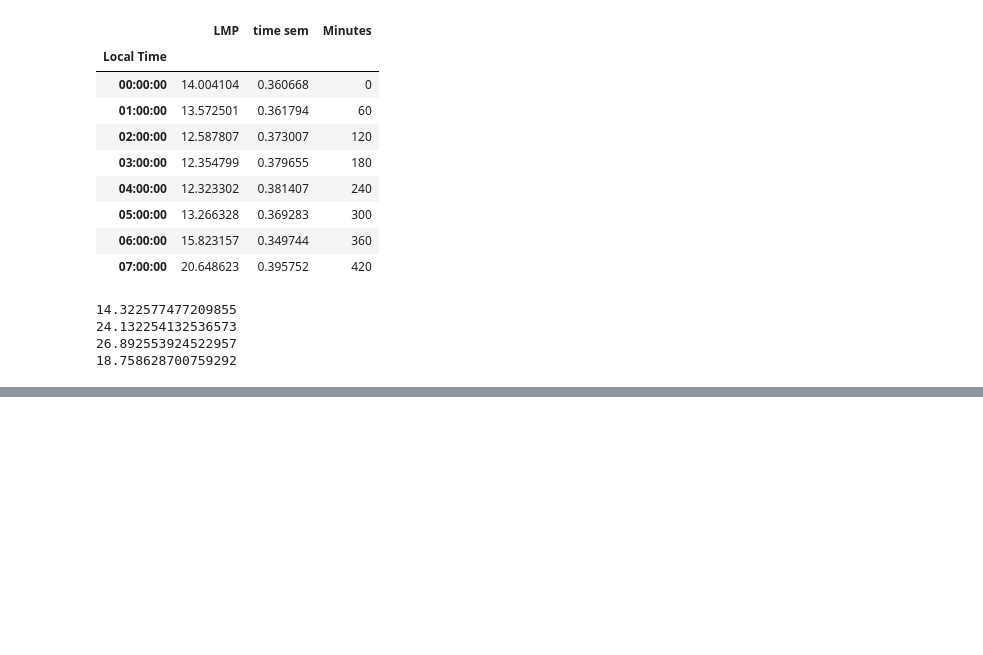
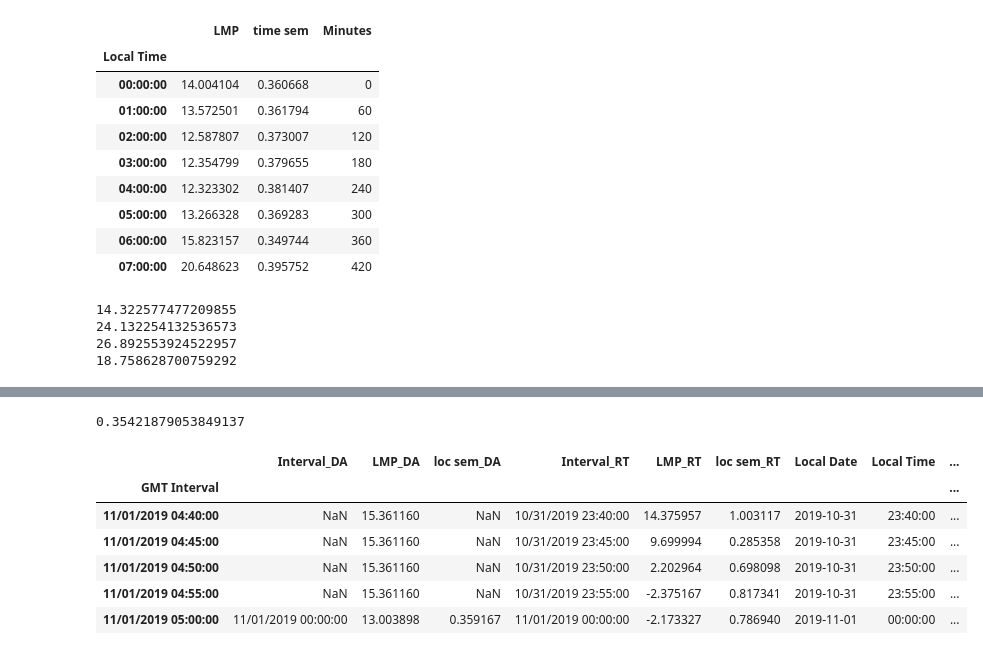
Before and after one commit to felipeascouto/energy, a Jupyter notebook: research_p1.ipynb, the cells around one changed output, grey strips where cells are left out. Cells and saved outputs as stored; diff of their text form; code cells hidden in the pictures; blank space fills up the shorter version.

```diff
--- a/research_p1.ipynb
+++ b/research_p1.ipynb
@@ -407,0 +512,4 @@ while ssr_split(df) != False:
+# %%
+comparison = comparison.rename(columns={comparison.columns[1]:'LMP_DA',
+                                       comparison.columns[4]:'LMP_RT'})
+comparison.head()
@@ -407,0 +541,15 @@ while ssr_split(df) != False:
+# %%
+# Fills DA blanks
+
+def filler(df, DA, RT):
+    price_list = df[DA].values.tolist()
+    value = 0.0
+    new_list = []
+    for price in price_list:
+        if math.isnan(price)==True:
+            new_list.append(value)
+        else:
+            value = price
+            new_list.append(price)
+    df[DA] = np.array(new_list)
+    return df
@@ -407,0 +567,32 @@ while ssr_split(df) != False:
+# %%
+filled['loc sem_RT'].mean()
+# %% [output]
+0.35421879053849137
+# %%
+intervals = filled[filled.columns[3]].values.tolist()
+dates = []
+times = []
+weekday = []
+for interval in intervals:
+    date = interval.split(' ')[0]
+    date = dt.datetime.strptime(date,'%m/%d/%Y').date()
+    dates.append(date)
+    if date.weekday() < 5:
+        weekday.append(True)
+    else:
+        weekday.append(False)
+    time = interval.split(' ')[1]
+    time = dt.datetime.strptime(time,'%H:%M:%S').time()
+    times.append(time)
+filled['Local Date'] = np.array(dates)
+filled['Local Time'] = np.array(times)
+filled['Weekday'] = np.array(weekday)
+filled.tail()
+# %% [output]
+|  | Interval_DA | LMP_DA | loc sem_DA | Interval_RT | LMP_RT | loc sem_RT | Local Date | Local Time | ... |
+| GMT Interval |  |  |  |  |  |  |  |  | ... |
+| 11/01/2019 04:40:00 | NaN | 15.361160 | NaN | 10/31/2019 23:40:00 | 14.375957 | 1.003117 | 2019-10-31 | 23:40:00 | ... |
+| 11/01/2019 04:45:00 | NaN | 15.361160 | NaN | 10/31/2019 23:45:00 | 9.699994 | 0.285358 | 2019-10-31 | 23:45:00 | ... |
+| 11/01/2019 04:50:00 | NaN | 15.361160 | NaN | 10/31/2019 23:50:00 | 2.202964 | 0.698098 | 2019-10-31 | 23:50:00 | ... |
+| 11/01/2019 04:55:00 | NaN | 15.361160 | NaN | 10/31/2019 23:55:00 | -2.375167 | 0.817341 | 2019-10-31 | 23:55:00 | ... |
+| 11/01/2019 05:00:00 | 11/01/2019 00:00:00 | 13.003898 | 0.359167 | 11/01/2019 00:00:00 | -2.173327 | 0.786940 | 2019-11-01 | 00:00:00 | ... |
```
Also changed, not shown: parts of 13 cells of this notebook.
